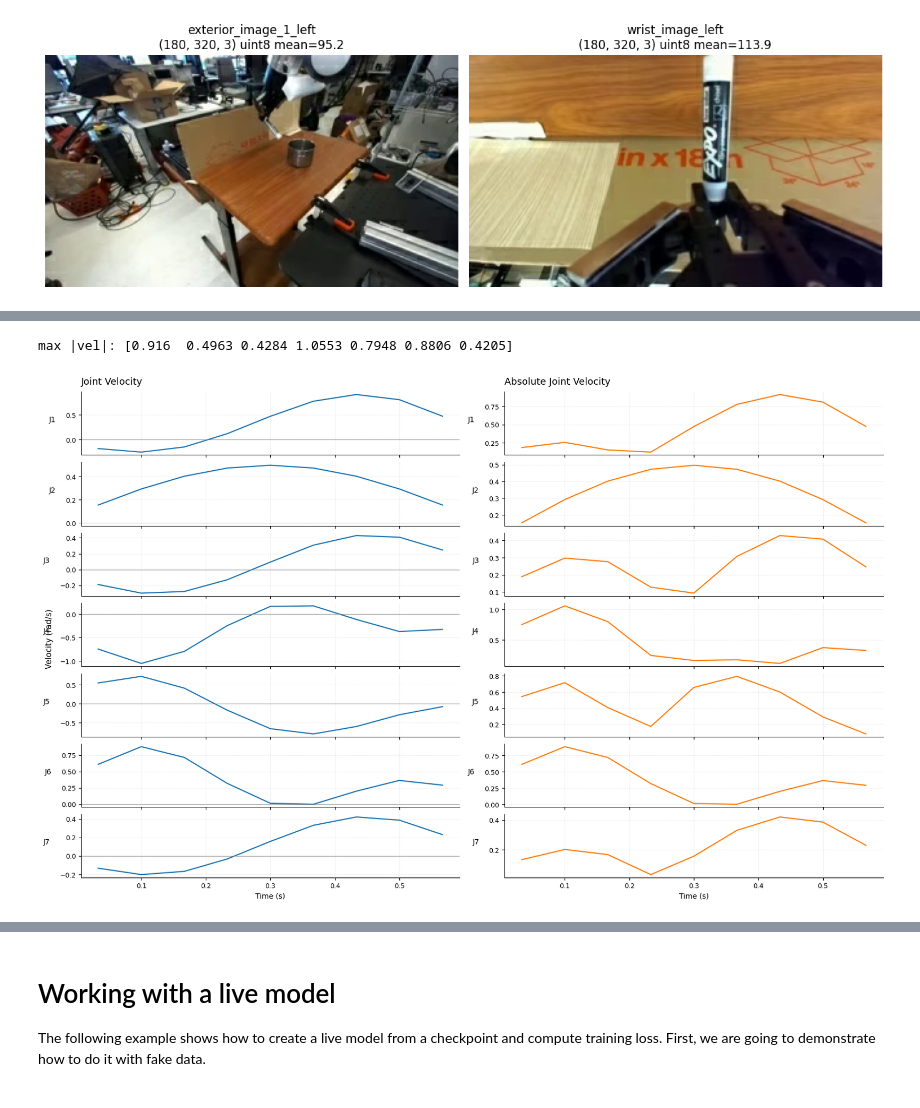
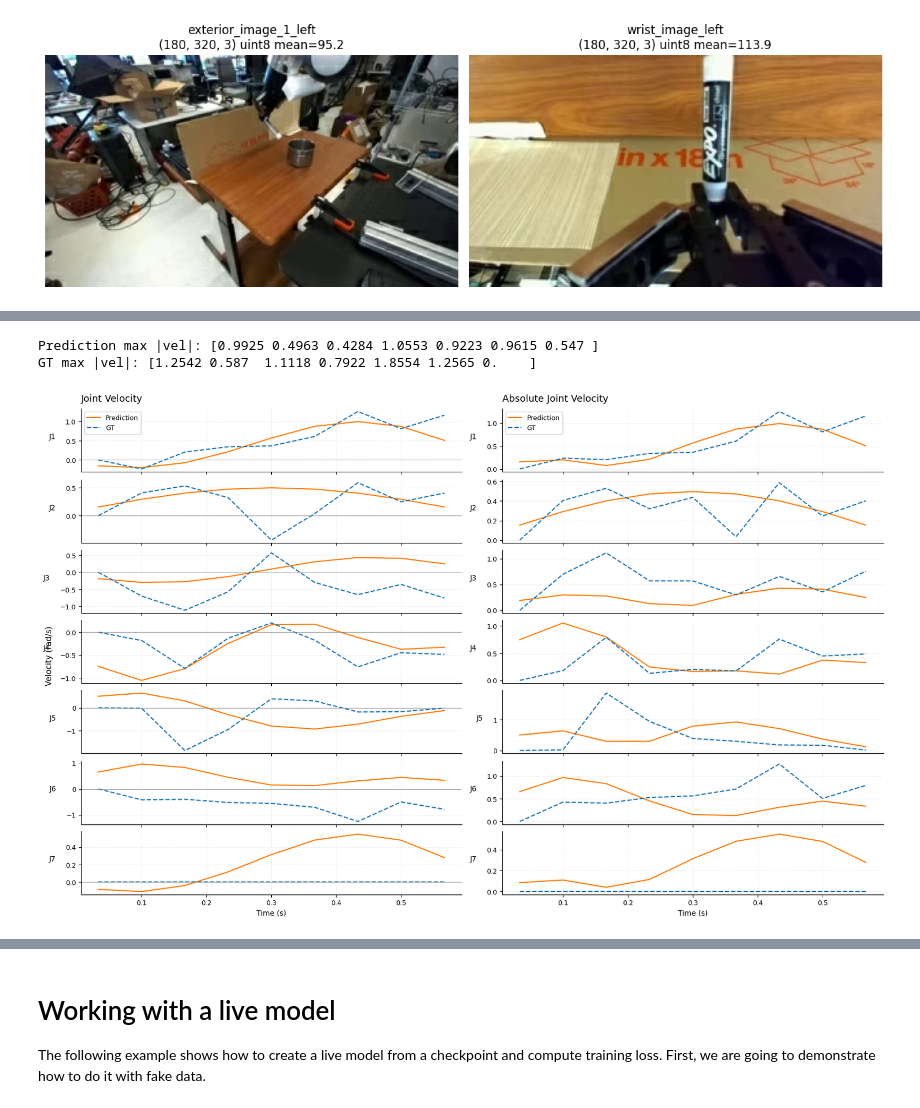
Before and after one commit to dongyu-hpc/openpi, a Jupyter notebook: examples/inference.ipynb, the cells around one changed output, grey strips where cells are left out. Saved outputs shown, nothing was run; the diff lists cells and outputs as text; code cells hidden in the pictures.

```diff
--- a/examples/inference.ipynb
+++ b/examples/inference.ipynb
@@ -99,7 +120,8 @@ class LeRobotToDroid(transforms.DataTransformFn):
 
 droid_inputs = LeRobotToDroid(model_state_dim=8, gripper_dim=1)
 
-sample = dataset[100]
+frame_idx = 100
+sample = dataset[frame_idx]
 droid_obs = droid_inputs(sample)
 
 
@@ -168,0 +278,7 @@ Actions shape: (10, 8)
+# %%
+result_rtc = policy.infer(droid_obs)
+
+print("Actions shape:", result_rtc["actions"].shape)
+print("RTC status:", result_rtc["policy_info"]["rtc"])
+
+result_rtc
@@ -278,10 +691,21 @@ import numpy as np
 import matplotlib.pyplot as plt
 
 FPS = 15
+
+# Prediction 和 GT 使用相同的速度计算方法
 vel, t_vel = chunk_velocity(acts, fps=FPS, mode="position")
+gt_vel, t_gt_vel = chunk_velocity(gt_acts, fps=FPS, mode="position")
+
+# 对齐长度
+n = min(len(vel), len(gt_vel), len(t_vel), len(t_gt_vel))
+
+vel = vel[:n]
+gt_vel = gt_vel[:n]
+t_vel = t_vel[:n]
 
 np.set_printoptions(precision=4, suppress=True)
-print("max |vel|:", np.abs(vel).max(axis=0))
+print("Prediction max |vel|:", np.abs(vel).max(axis=0))
+print("GT max |vel|:", np.abs(gt_vel).max(axis=0))
 
 fig, axes = plt.subplots(
     7, 2,
@@ -289,37 +713,63 @@ fig, axes = plt.subplots(
     sharex="col",
     constrained_layout=True
 )
 
 for j in range(vel.shape[1]):
     # 左列：带方向的关节速度
     ax = axes[j, 0]
-    ax.plot(t_vel, vel[:, j], color="tab:blue", linewidth=1.6)
+
+    ax.plot(
+        t_vel, vel[:, j],
+        color="tab:orange", linewidth=1.6,
+        label="Prediction"
+    )
+    ax.plot(
+        t_vel, gt_vel[:, j],
+        color="tab:blue", linestyle="--", linewidth=1.6,
+        label="GT"
+    )
+
     ax.axhline(0, color="gray", linewidth=0.8, alpha=0.7)
     ax.set_ylabel(f"J{j+1}", rotation=0, labelpad=18)
     ax.grid(True, linestyle="--", linewidth=0.5, alpha=0.3)
     ax.spines["top"].set_visible(False)
     ax.spines["right"].set_visible(False)
 
     # 右列：关节速度绝对值
     ax = axes[j, 1]
-    ax.plot(t_vel, np.abs(vel[:, j]), color="tab:orange", linewidth=1.6)
+
+    ax.plot(
+        t_vel, np.abs(vel[:, j]),
+        color="tab:orange", linewidth=1.6,
+        label="Prediction"
+    )
+    ax.plot(
+        t_vel, np.abs(gt_vel[:, j]),
+        color="tab:blue", linestyle="--", linewidth=1.6,
+        label="GT"
+    )
+
     ax.set_ylabel(f"J{j+1}", rotation=0, labelpad=18)
     ax.grid(True, linestyle="--", linewidth=0.5, alpha=0.3)
     ax.spines["top"].set_visible(False)
     ax.spines["right"].set_visible(False)
 
 axes[0, 0].set_title("Joint Velocity", loc="left", pad=10)
 axes[0, 1].set_title("Absolute Joint Velocity", loc="left", pad=10)
 
+axes[0, 0].legend(loc="best")
+axes[0, 1].legend(loc="best")
+
 axes[-1, 0].set_xlabel("Time (s)")
 axes[-1, 1].set_xlabel("Time (s)")
 
 fig.supylabel("Velocity (rad/s)", x=0.005)
 fig.savefig("joint_velocity_comparison.png", dpi=200, bbox_inches="tight")
 plt.show()
 # %% [output]
-max |vel|: [0.916  0.4963 0.4284 1.0553 0.7948 0.8806 0.4205]
+Prediction max |vel|: [0.9925 0.4963 0.4284 1.0553 0.9223 0.9615 0.547 ]
+GT max |vel|: [1.2542 0.587  1.1118 0.7922 1.8554 1.2565 0.    ]
-[figure, old version]
+[figure, new version]
 # %%
 import numpy as np
 import matplotlib.pyplot as plt
```
Also changed, not shown: parts of 15 cells of this notebook, 5 other files.
